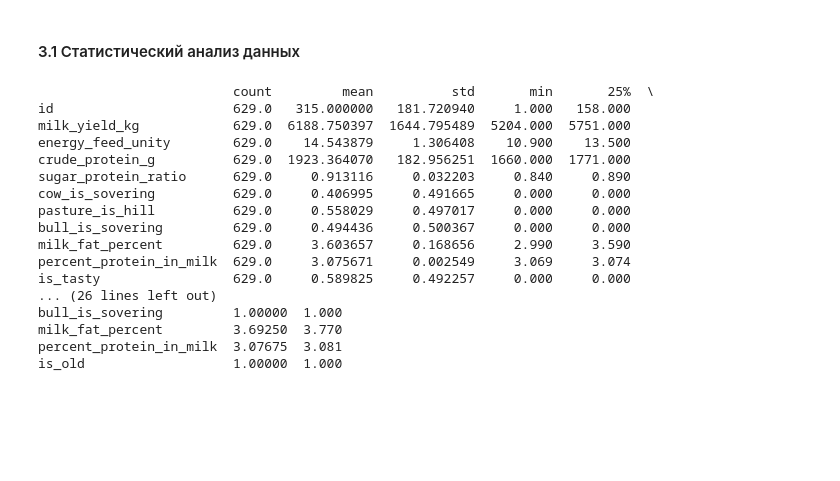
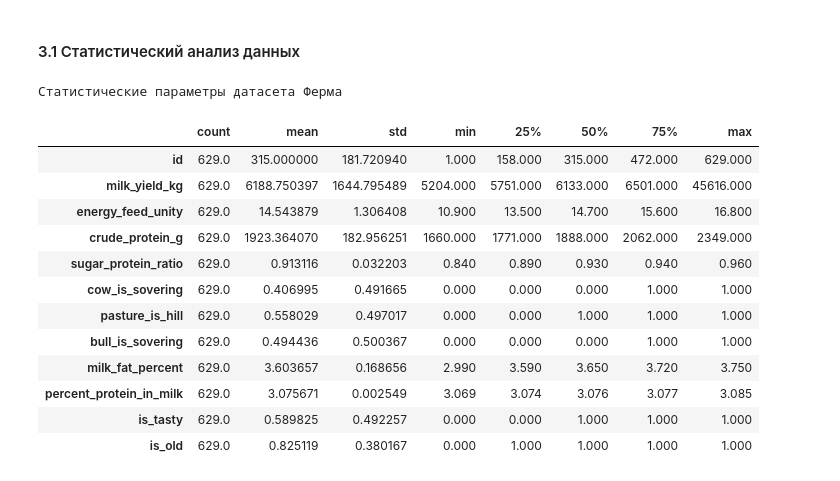
Before and after one commit to anthonypotekhin/studying, a Jupyter notebook: yandex_practicum/mashine_learning_proj.ipynb, the cells around one changed output. Drawn from its saved outputs; the diff is of its cells as text; code cells hidden in the pictures; blank space fills up the shorter version.

```diff
--- a/yandex_practicum/mashine_learning_proj.ipynb
+++ b/yandex_practicum/mashine_learning_proj.ipynb
@@ -787,24 +802,21 @@ None
 ### Шаг 3. Исследовательский анализ данных
 # %% [markdown]
 #### 3.1 Статистический анализ данных
-# %%
-for dataset in [ferma_df, cow_buy_df]:
-    print(dataset.describe().T)
-# %% [output]
-                         count         mean          std       min       25%  \
-id                       629.0   315.000000   181.720940     1.000   158.000
-milk_yield_kg            629.0  6188.750397  1644.795489  5204.000  5751.000
-energy_feed_unity        629.0    14.543879     1.306408    10.900    13.500
-crude_protein_g          629.0  1923.364070   182.956251  1660.000  1771.000
-sugar_protein_ratio      629.0     0.913116     0.032203     0.840     0.890
-cow_is_sovering          629.0     0.406995     0.491665     0.000     0.000
-pasture_is_hill          629.0     0.558029     0.497017     0.000     0.000
-bull_is_sovering         629.0     0.494436     0.500367     0.000     0.000
-milk_fat_percent         629.0     3.603657     0.168656     2.990     3.590
-percent_protein_in_milk  629.0     3.075671     0.002549     3.069     3.074
-is_tasty                 629.0     0.589825     0.492257     0.000     0.000
-... (26 lines left out)
-bull_is_sovering         1.00000  1.000
-milk_fat_percent         3.69250  3.770
-percent_protein_in_milk  3.07675  3.081
-is_old                   1.00000  1.000
+# %%
+print('Статистические параметры датасета Ферма')
+ferma_df.describe().T
+# %% [output]
+Статистические параметры датасета Ферма
+|  | count | mean | std | min | 25% | 50% | 75% | max |
+| id | 629.0 | 315.000000 | 181.720940 | 1.000 | 158.000 | 315.000 | 472.000 | 629.000 |
+| milk_yield_kg | 629.0 | 6188.750397 | 1644.795489 | 5204.000 | 5751.000 | 6133.000 | 6501.000 | 45616.000 |
+| energy_feed_unity | 629.0 | 14.543879 | 1.306408 | 10.900 | 13.500 | 14.700 | 15.600 | 16.800 |
+| crude_protein_g | 629.0 | 1923.364070 | 182.956251 | 1660.000 | 1771.000 | 1888.000 | 2062.000 | 2349.000 |
+| sugar_protein_ratio | 629.0 | 0.913116 | 0.032203 | 0.840 | 0.890 | 0.930 | 0.940 | 0.960 |
+| cow_is_sovering | 629.0 | 0.406995 | 0.491665 | 0.000 | 0.000 | 0.000 | 1.000 | 1.000 |
+| pasture_is_hill | 629.0 | 0.558029 | 0.497017 | 0.000 | 0.000 | 1.000 | 1.000 | 1.000 |
+| bull_is_sovering | 629.0 | 0.494436 | 0.500367 | 0.000 | 0.000 | 0.000 | 1.000 | 1.000 |
+| milk_fat_percent | 629.0 | 3.603657 | 0.168656 | 2.990 | 3.590 | 3.650 | 3.720 | 3.750 |
+| percent_protein_in_milk | 629.0 | 3.075671 | 0.002549 | 3.069 | 3.074 | 3.076 | 3.077 | 3.085 |
+| is_tasty | 629.0 | 0.589825 | 0.492257 | 0.000 | 0.000 | 1.000 | 1.000 | 1.000 |
+| is_old | 629.0 | 0.825119 | 0.380167 | 0.000 | 1.000 | 1.000 | 1.000 | 1.000 |
```
Also changed, not shown: parts of 10 cells of this notebook.
